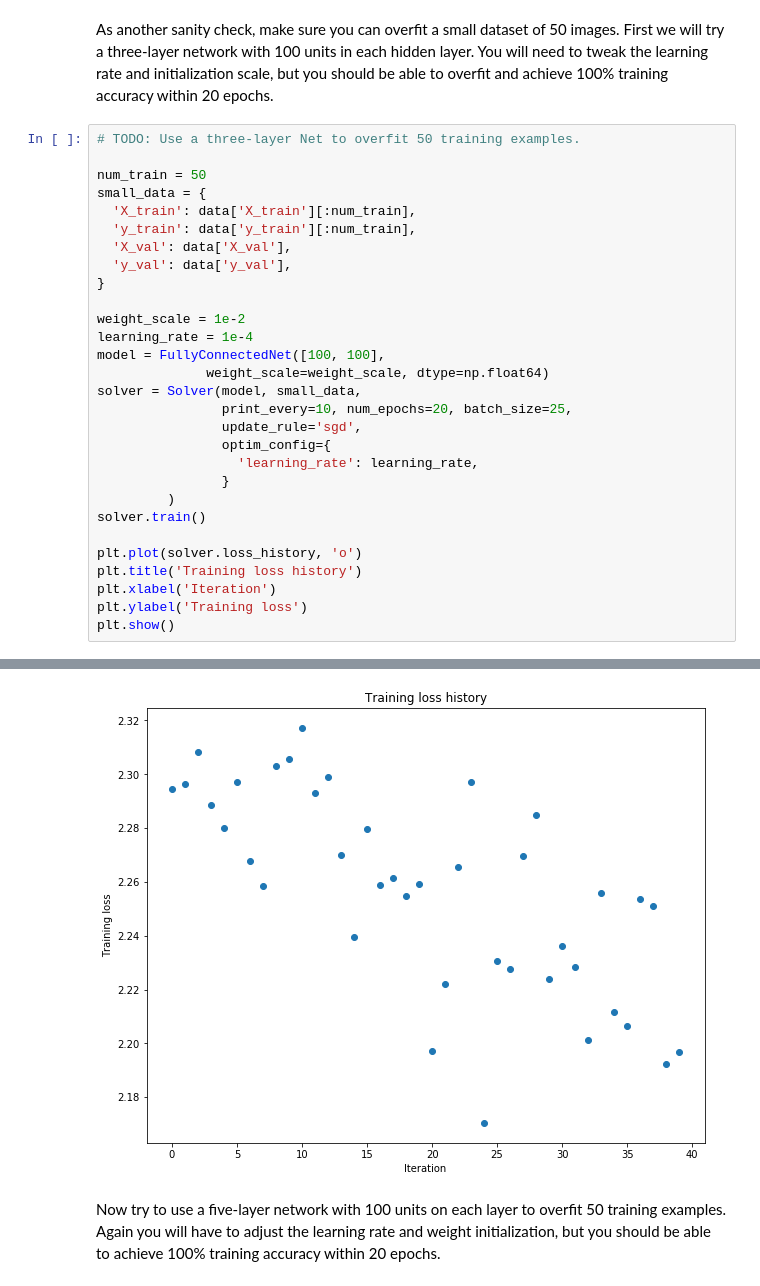
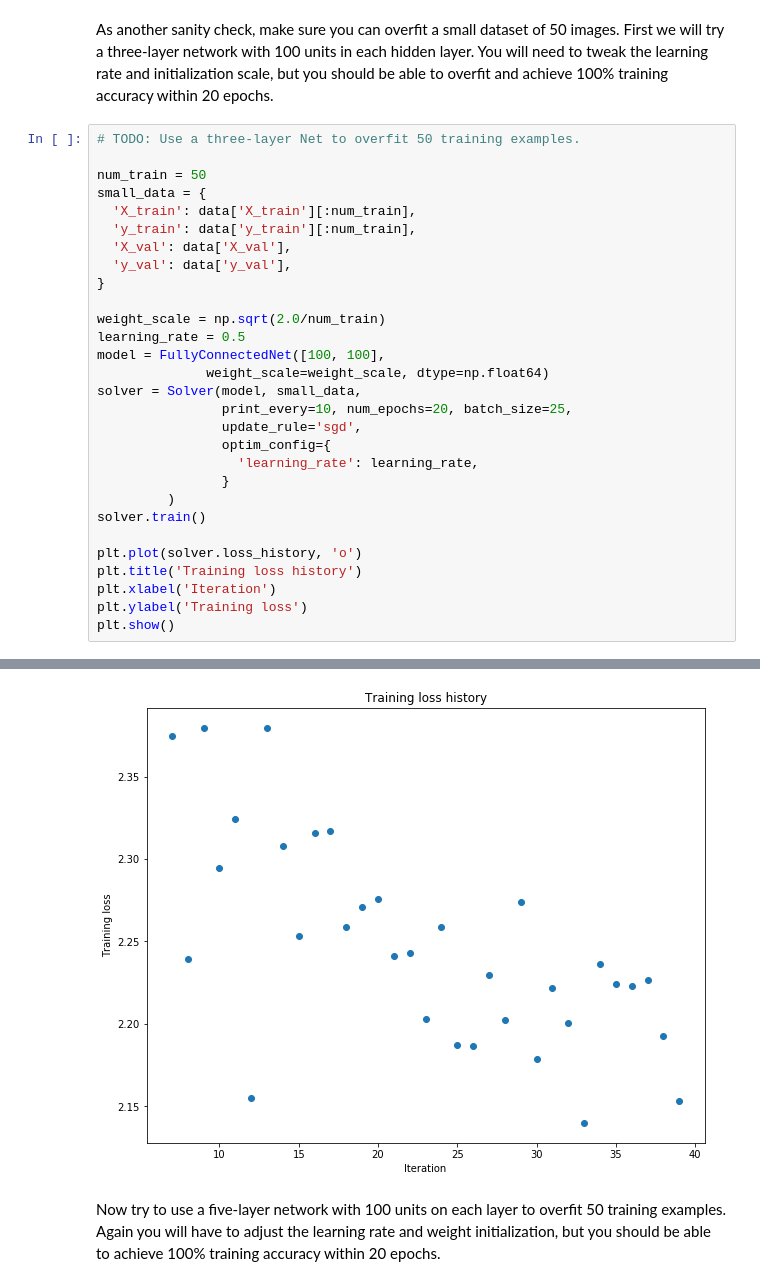
Before and after one commit to runnphoenix/cs231nAssignments, a Jupyter notebook: assignment2/FullyConnectedNets.ipynb, the cells around one changed output, grey strips where cells are left out. Drawn from its saved outputs; the diff is of its cells as text.

```diff
--- a/assignment2/FullyConnectedNets.ipynb
+++ b/assignment2/FullyConnectedNets.ipynb
@@ -433,8 +433,8 @@ small_data = {
   'y_val': data['y_val'],
 }
 
-weight_scale = 1e-2
-learning_rate = 1e-4
+weight_scale = np.sqrt(2.0/num_train)
+learning_rate = 0.5
 model = FullyConnectedNet([100, 100],
               weight_scale=weight_scale, dtype=np.float64)
 solver = Solver(model, small_data,
@@ -472,4 +472,4 @@ plt.show()
-[figure, old version]
+[figure, new version]
 # %% [markdown]
 Now try to use a five-layer network with 100 units on each layer to overfit 50 training examples. Again you will have to adjust the learning rate and weight initialization, but you should be able to achieve 100% training accuracy within 20 epochs.
 # %%
```
Also changed, not shown: parts of 2 cells of this notebook.
